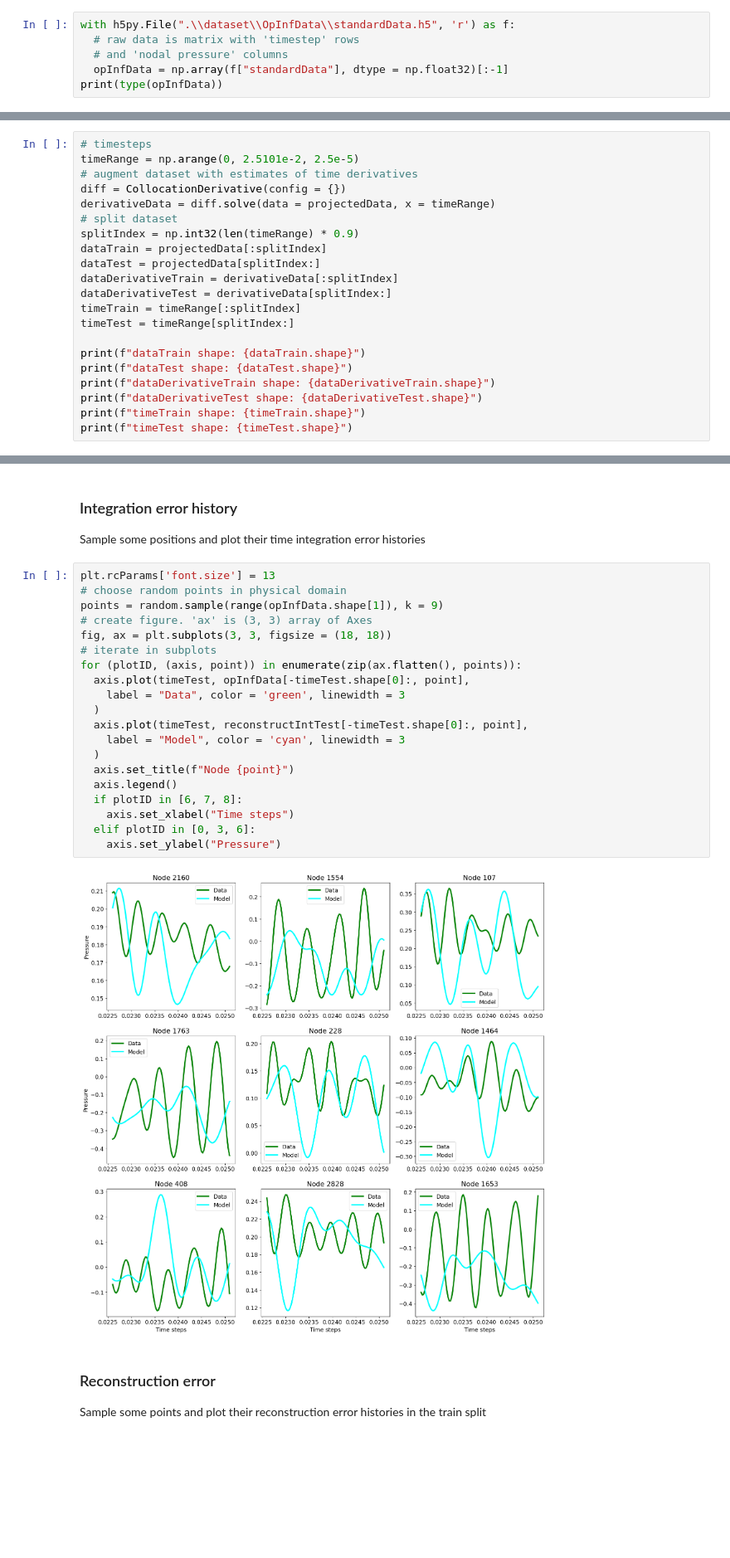
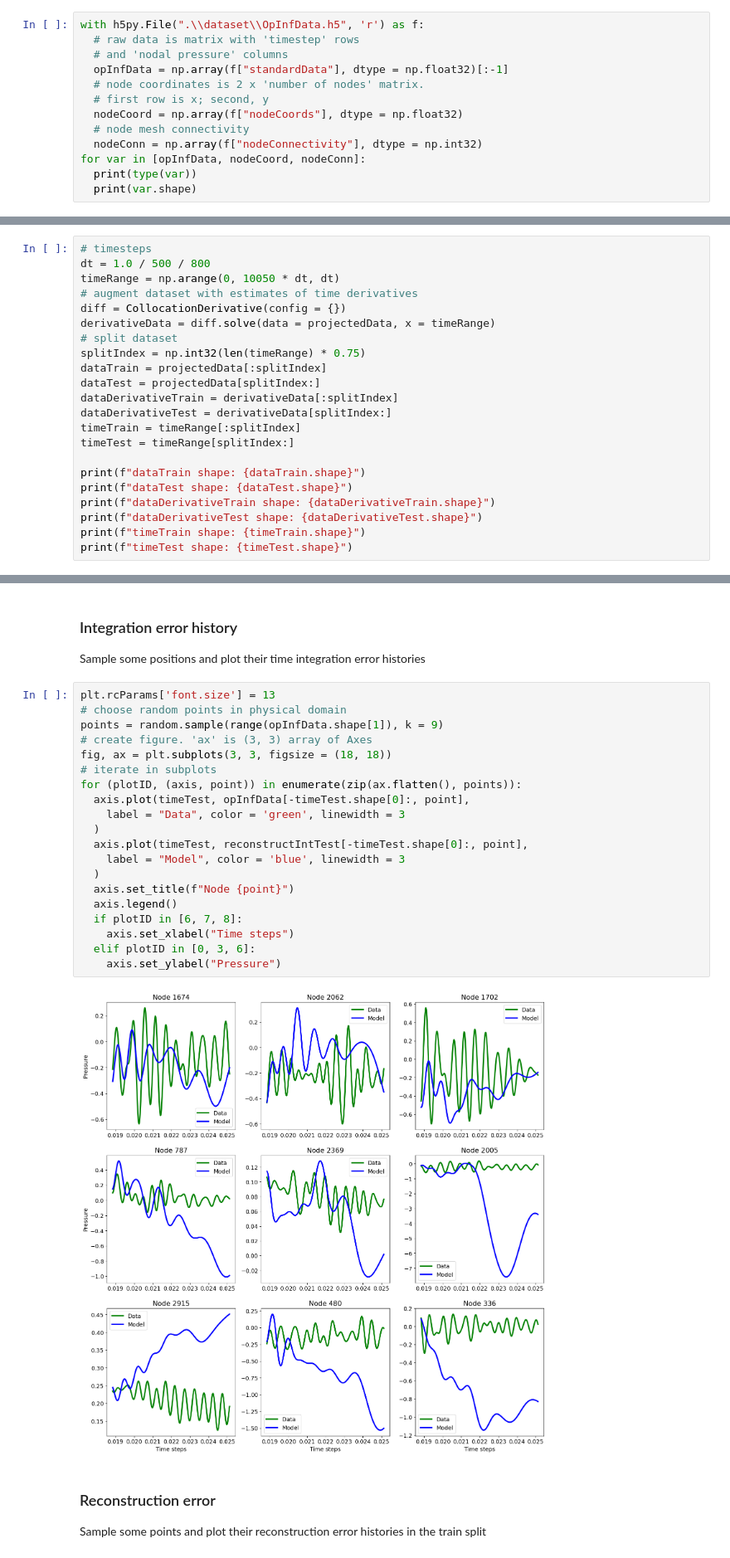
Before and after one commit to LucasMSpereira/acousticPINNs, a Jupyter notebook: python/OpInf.ipynb, the cells around one changed output, grey strips where cells are left out. Shown at 83% size. Drawn from its saved outputs; the diff is of its cells as text; blank space fills up the shorter version.

```diff
--- a/python/OpInf.ipynb
+++ b/python/OpInf.ipynb
@@ -27,10 +26,17 @@ os.chdir(os.path.split(os.getcwd())[0]) # change directory
 # %% [markdown]
 ### Read data
 # %%
-with h5py.File(".\\dataset\\OpInfData\\standardData.h5", 'r') as f:
+with h5py.File(".\\dataset\\OpInfData.h5", 'r') as f:
   # raw data is matrix with 'timestep' rows
   # and 'nodal pressure' columns
   opInfData = np.array(f["standardData"], dtype = np.float32)[:-1]
-print(type(opInfData))
+  # node coordinates is 2 x 'number of nodes' matrix.
+  # first row is x; second, y
+  nodeCoord = np.array(f["nodeCoords"], dtype = np.float32)
+  # node mesh connectivity
+  nodeConn = np.array(f["nodeConnectivity"], dtype = np.int32)
+for var in [opInfData, nodeCoord, nodeConn]:
+  print(type(var))
+  print(var.shape)
 # %% [output]
 <class 'numpy.ndarray'>
@@ -72,12 +83,13 @@ Reconstruction MSE = 7.4018e-04
 90\% used for training, and 10\% for testing
 # %%
 # timesteps
-timeRange = np.arange(0, 2.5101e-2, 2.5e-5)
+dt = 1.0 / 500 / 800
+timeRange = np.arange(0, 10050 * dt, dt)
 # augment dataset with estimates of time derivatives
 diff = CollocationDerivative(config = {})
 derivativeData = diff.solve(data = projectedData, x = timeRange)
 # split dataset
-splitIndex = np.int32(len(timeRange) * 0.9)
+splitIndex = np.int32(len(timeRange) * 0.75)
 dataTrain = projectedData[:splitIndex]
 dataTest = projectedData[splitIndex:]
 dataDerivativeTrain = derivativeData[:splitIndex]
@@ -191,25 +267,25 @@ Sample some positions and plot their time integration error histories
 # %%
 plt.rcParams['font.size'] = 13
 # choose random points in physical domain
 points = random.sample(range(opInfData.shape[1]), k = 9)
 # create figure. 'ax' is (3, 3) array of Axes
 fig, ax = plt.subplots(3, 3, figsize = (18, 18))
 # iterate in subplots
 for (plotID, (axis, point)) in enumerate(zip(ax.flatten(), points)):
   axis.plot(timeTest, opInfData[-timeTest.shape[0]:, point],
     label = "Data", color = 'green', linewidth = 3
   )
   axis.plot(timeTest, reconstructIntTest[-timeTest.shape[0]:, point],
-    label = "Model", color = 'cyan', linewidth = 3
+    label = "Model", color = 'blue', linewidth = 3
   )
   axis.set_title(f"Node {point}")
   axis.legend()
   if plotID in [6, 7, 8]:
     axis.set_xlabel("Time steps")
   elif plotID in [0, 3, 6]:
     axis.set_ylabel("Pressure")
 # %% [output]
-[figure, old version]
+[figure, new version]
 # %% [markdown]
 ### Reconstruction error
 Sample some points and plot their reconstruction error histories in the train split
```
Also changed, not shown: parts of 12 cells of this notebook, 8 other files.
